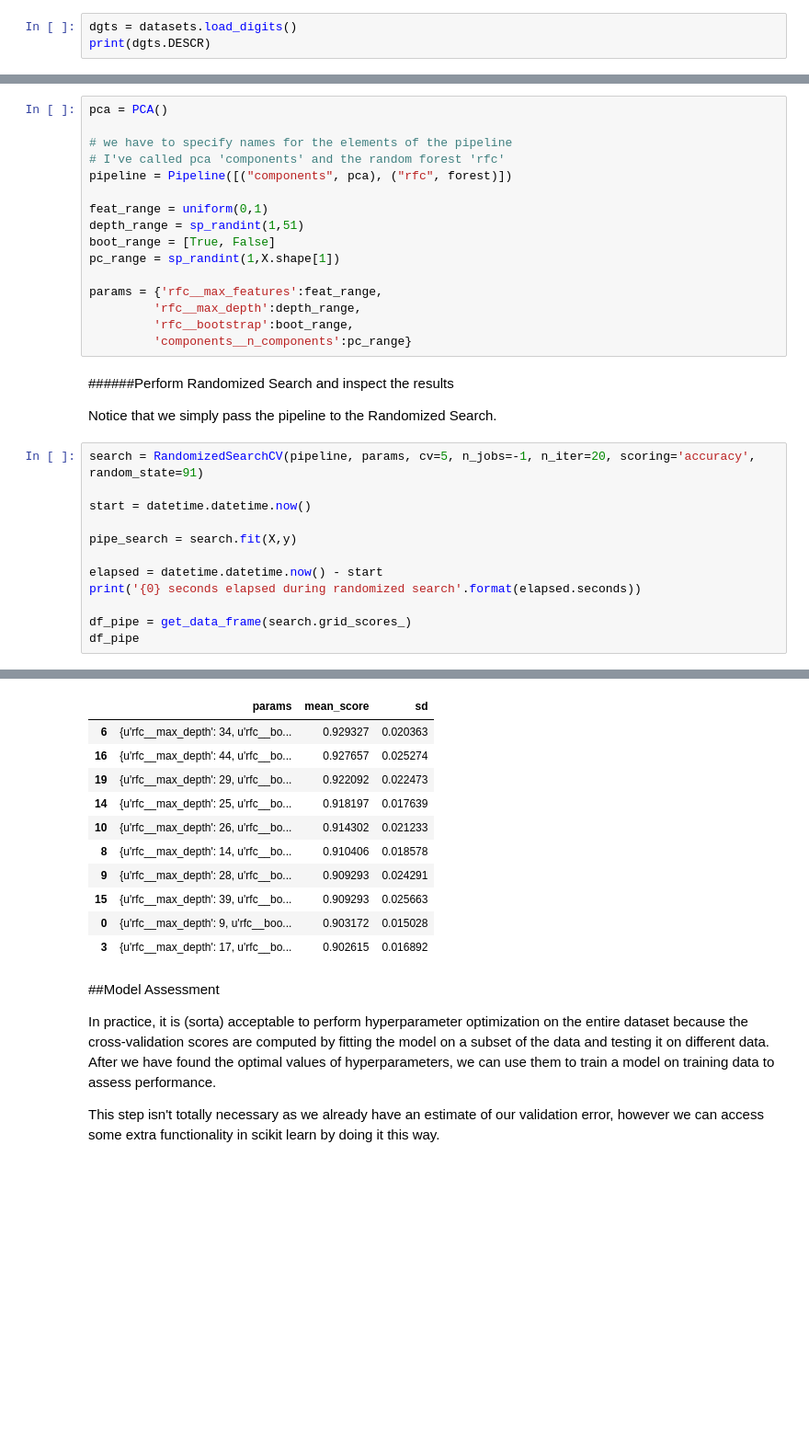
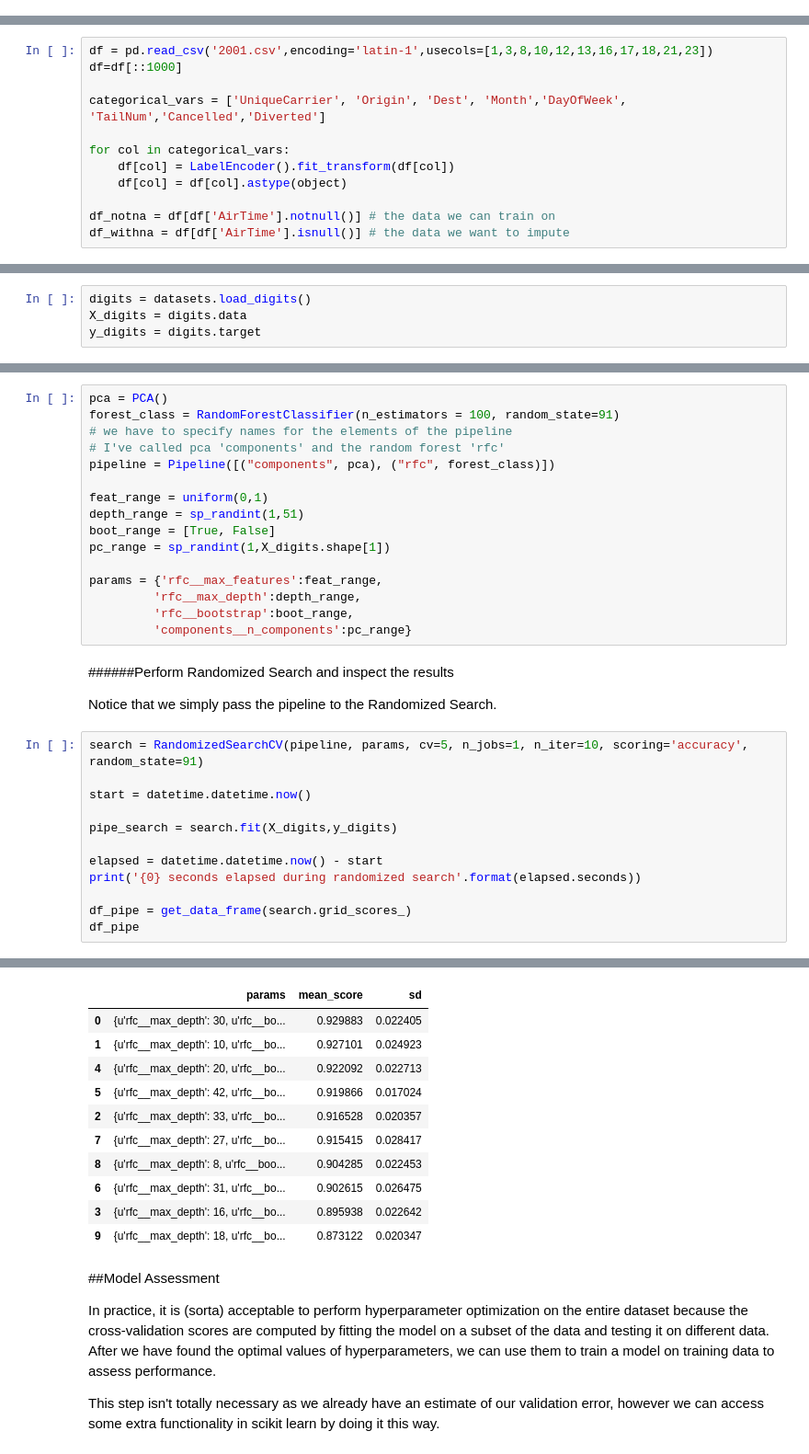
Before and after one commit to dkmehrmann/Kaggle, a Jupyter notebook: ASTR/ASTR 596.ipynb, the cells around one changed output, grey strips where cells are left out. Shown: that part at 92% size. Saved outputs shown, nothing was run; the diff lists cells and outputs as text; blank space fills up the shorter version.

```diff
--- a/ASTR/ASTR 596.ipynb
+++ b/ASTR/ASTR 596.ipynb
@@ -36,3 +34,0 @@ from sklearn.ensemble import RandomForestClassifier
-# %%
-dgts = datasets.load_digits()
-print(dgts.DESCR)
@@ -56,0 +39,12 @@ Data Set Characteristics:
+# %%
+df = pd.read_csv('2001.csv',encoding='latin-1',usecols=[1,3,8,10,12,13,16,17,18,21,23])
+df=df[::1000]
+
+categorical_vars = ['UniqueCarrier', 'Origin', 'Dest', 'Month','DayOfWeek', 'TailNum','Cancelled','Diverted']
+
+for col in categorical_vars:
+    df[col] = LabelEncoder().fit_transform(df[col])
+    df[col] = df[col].astype(object)
+
+df_notna = df[df['AirTime'].notnull()] # the data we can train on
+df_withna = df[df['AirTime'].isnull()] # the data we want to impute
@@ -213,18 +249,22 @@ from scipy.stats import uniform
+# %%
+digits = datasets.load_digits()
+X_digits = digits.data
+y_digits = digits.target
 # %% [markdown]
 ######Define pipeline and parameter space
 * Note the new parameter **pc_range**
 * Now that we have two function in a pipeline, we must specify which parameter belongs to which function
 # %%
 pca = PCA()
-
+forest_class = RandomForestClassifier(n_estimators = 100, random_state=91)
 # we have to specify names for the elements of the pipeline
 # I've called pca 'components' and the random forest 'rfc'
-pipeline = Pipeline([("components", pca), ("rfc", forest)])
+pipeline = Pipeline([("components", pca), ("rfc", forest_class)])
 
 feat_range = uniform(0,1)
 depth_range = sp_randint(1,51)
 boot_range = [True, False]
-pc_range = sp_randint(1,X.shape[1])
+pc_range = sp_randint(1,X_digits.shape[1])
 
 params = {'rfc__max_features':feat_range,
          'rfc__max_depth':depth_range,
@@ -235,11 +275,11 @@ params = {'rfc__max_features':feat_range,
 
 Notice that we simply pass the pipeline to the Randomized Search.
 # %%
-search = RandomizedSearchCV(pipeline, params, cv=5, n_jobs=-1, n_iter=20, scoring='accuracy', random_state=91)
+search = RandomizedSearchCV(pipeline, params, cv=5, n_jobs=1, n_iter=10, scoring='accuracy', random_state=91)
 
 start = datetime.datetime.now()
 
-pipe_search = search.fit(X,y)
+pipe_search = search.fit(X_digits,y_digits)
 
 elapsed = datetime.datetime.now() - start
 print('{0} seconds elapsed during randomized search'.format(elapsed.seconds))
@@ -251,14 +291,14 @@ df_pipe
 |  | params | mean_score | sd |
-| 6 | {u'rfc__max_depth': 34, u'rfc__bo... | 0.929327 | 0.020363 |
-| 16 | {u'rfc__max_depth': 44, u'rfc__bo... | 0.927657 | 0.025274 |
-| 19 | {u'rfc__max_depth': 29, u'rfc__bo... | 0.922092 | 0.022473 |
-| 14 | {u'rfc__max_depth': 25, u'rfc__bo... | 0.918197 | 0.017639 |
-| 10 | {u'rfc__max_depth': 26, u'rfc__bo... | 0.914302 | 0.021233 |
-| 8 | {u'rfc__max_depth': 14, u'rfc__bo... | 0.910406 | 0.018578 |
-| 9 | {u'rfc__max_depth': 28, u'rfc__bo... | 0.909293 | 0.024291 |
-| 15 | {u'rfc__max_depth': 39, u'rfc__bo... | 0.909293 | 0.025663 |
-| 0 | {u'rfc__max_depth': 9, u'rfc__boo... | 0.903172 | 0.015028 |
-| 3 | {u'rfc__max_depth': 17, u'rfc__bo... | 0.902615 | 0.016892 |
+| 0 | {u'rfc__max_depth': 30, u'rfc__bo... | 0.929883 | 0.022405 |
+| 1 | {u'rfc__max_depth': 10, u'rfc__bo... | 0.927101 | 0.024923 |
+| 4 | {u'rfc__max_depth': 20, u'rfc__bo... | 0.922092 | 0.022713 |
+| 5 | {u'rfc__max_depth': 42, u'rfc__bo... | 0.919866 | 0.017024 |
+| 2 | {u'rfc__max_depth': 33, u'rfc__bo... | 0.916528 | 0.020357 |
+| 7 | {u'rfc__max_depth': 27, u'rfc__bo... | 0.915415 | 0.028417 |
+| 8 | {u'rfc__max_depth': 8, u'rfc__boo... | 0.904285 | 0.022453 |
+| 6 | {u'rfc__max_depth': 31, u'rfc__bo... | 0.902615 | 0.026475 |
+| 3 | {u'rfc__max_depth': 16, u'rfc__bo... | 0.895938 | 0.022642 |
+| 9 | {u'rfc__max_depth': 18, u'rfc__bo... | 0.873122 | 0.020347 |
 # %% [markdown]
 ##Model Assessment
 
```
Also changed, not shown: parts of 27 cells of this notebook.
